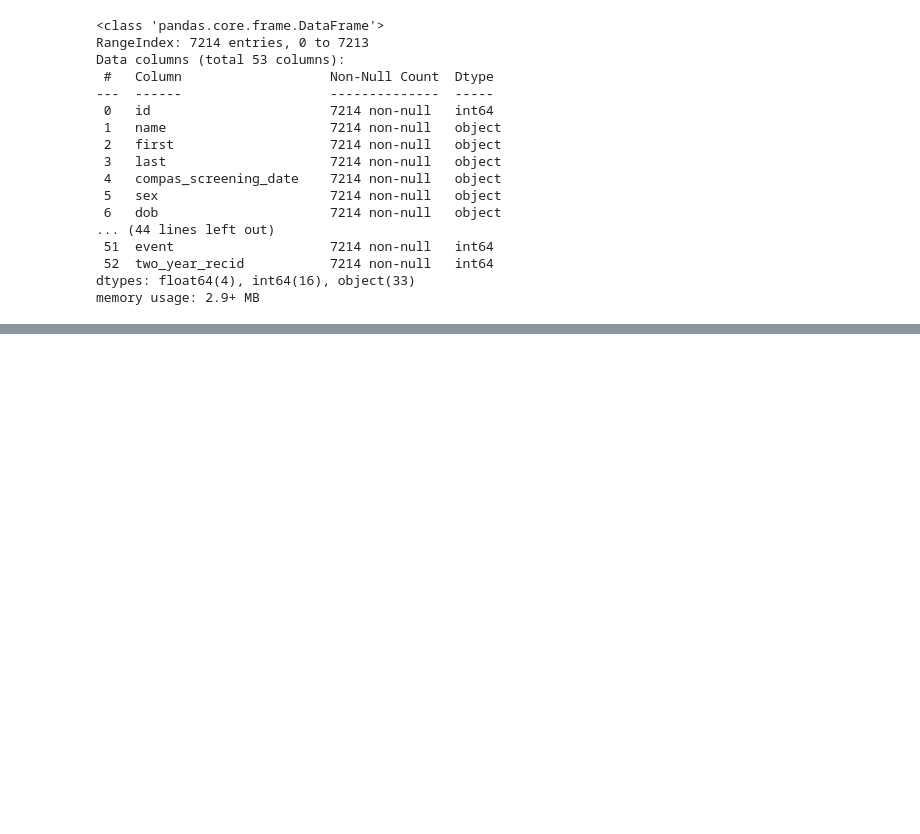
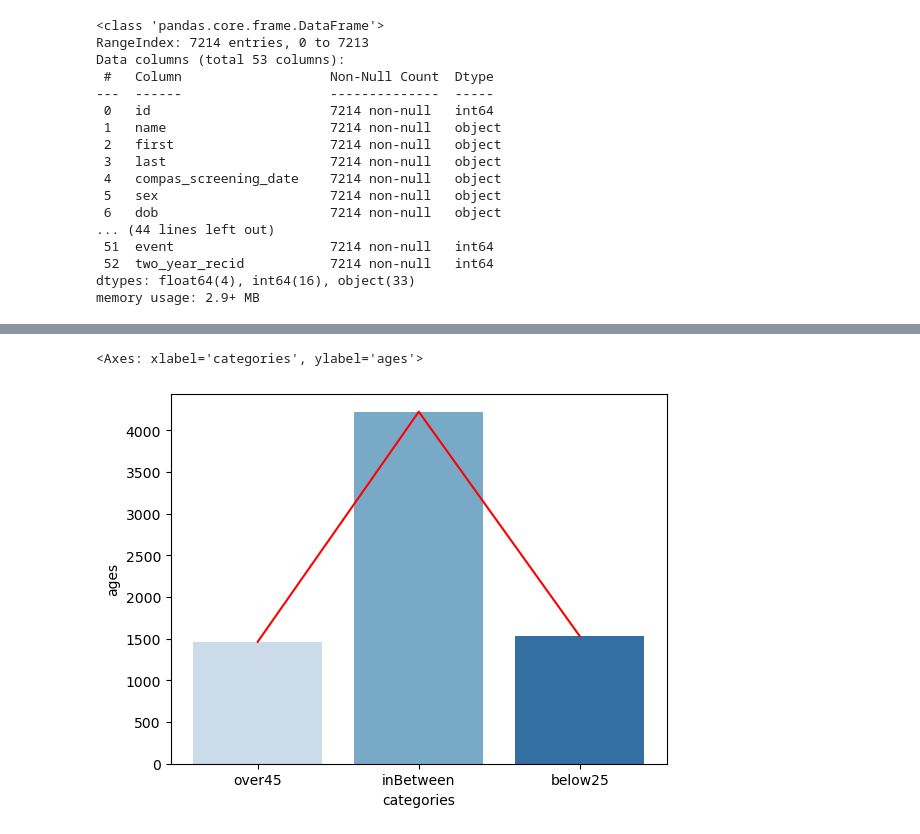
Before and after one commit to Chrispy6/DataScience1, a Jupyter notebook: Code/SeaBorn Fundementals.ipynb, the cells around one changed output, grey strips where cells are left out. Drawn from its saved outputs; the diff is of its cells as text; code cells hidden in the pictures; blank space fills up the shorter version.

```diff
--- a/Code/SeaBorn Fundementals.ipynb
+++ b/Code/SeaBorn Fundementals.ipynb
@@ -39,0 +72,6 @@ Name: age_cat, Length: 7214, dtype: object
+# %%
+sns.barplot(data=criminalAgeDf, x='categories', y='ages', palette="Blues")
+sns.lineplot(data=criminalAgeDf, x='categories', y='ages', color='red')
+# %% [output]
+<Axes: xlabel='categories', ylabel='ages'>
+[figure, added]
```
Also changed, not shown: parts of 9 cells of this notebook.
